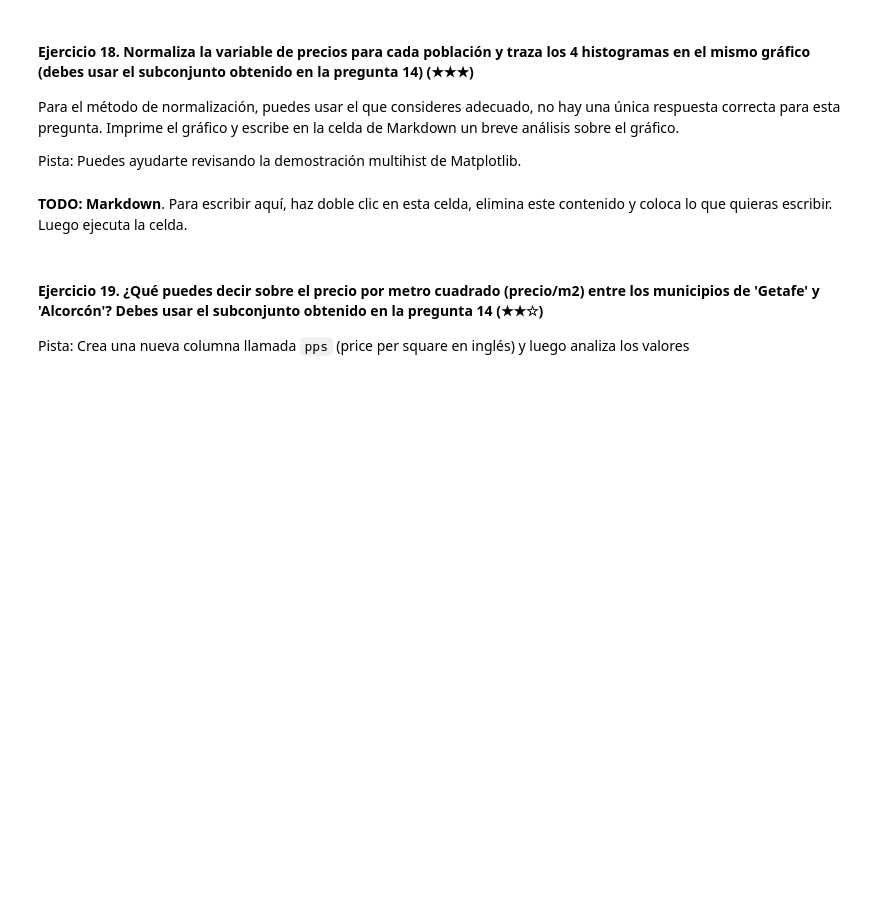
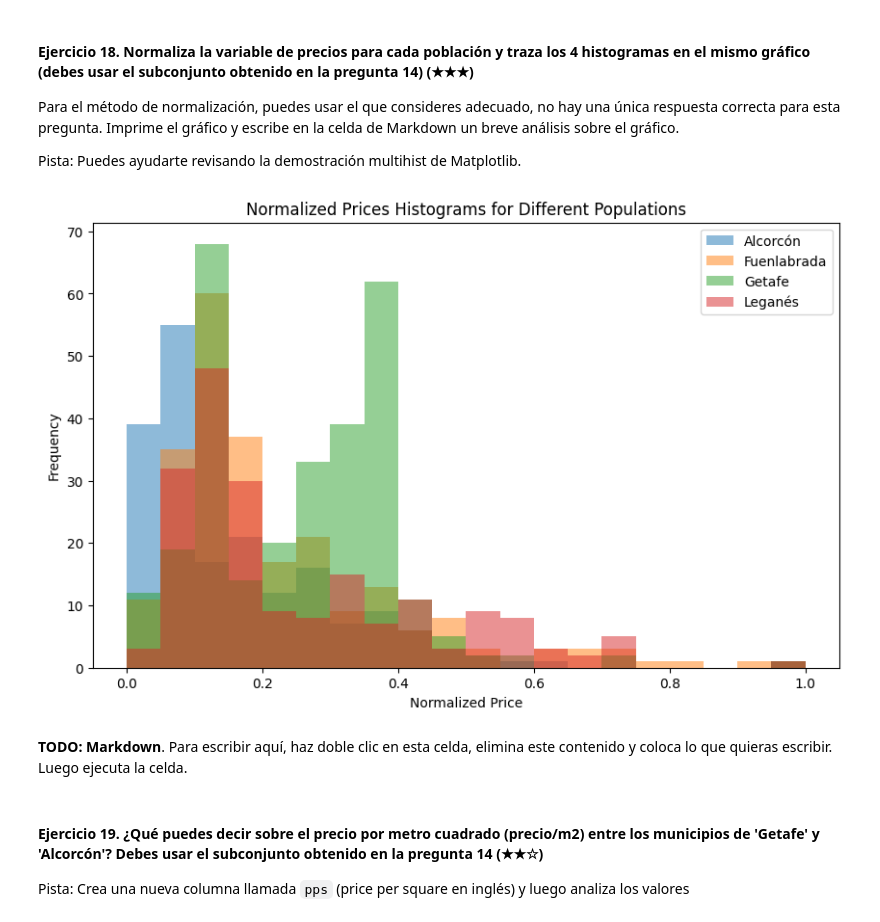
Before and after one commit to 4GeeksAcademy/Limpieza-de-datos_ErikCaly, a Jupyter notebook: project.es.ipynb, the cells around one changed output. Drawn from its saved outputs; the diff is of its cells as text; code cells hidden in the pictures; blank space fills up the shorter version.

```diff
--- a/project.es.ipynb
+++ b/project.es.ipynb
@@ -229,3 +465,17 @@ Imprime ambos valores por cada variable.
 Imprime tanto la dirección como el precio de la casa seleccionada de cada población. Puedes imprimir un DataFrame o una sola línea para cada población.
 # %%
 # TODO
+
+# Specify the target populations
+target_populations = ['Fuenlabrada', 'Leganés', 'Getafe', 'Alcorcón']
+
+# Create a subset based on the target populations
+subset_df = df[df['level5'].isin(target_populations)]
+
+# Find the index of the most expensive house for each population
+max_price_indices = subset_df.groupby('level5')['price'].idxmax()
+
+# Print the most expensive house for each population
+for index in max_price_indices:
+    row = subset_df.loc[index]
+    print(f"Population: {row['level5']}, Address: {row['address']}, Price: {row['price']}")
@@ -237,6 +492,26 @@ Para el método de normalización, puedes usar el que consideres adecuado, no ha
 Pista: Puedes ayudarte revisando la demostración multihist de Matplotlib.
 # %%
 # TODO
+
+normalized_prices = {}
+for population, data in subset_df.groupby('level5'):
+    min_price = data['price'].min()
+    max_price = data['price'].max()
+    normalized_prices[population] = (data['price'] - min_price) / (max_price - min_price)
+
+# Plot histograms
+plt.figure(figsize=(10, 6))
+
+for population, data in normalized_prices.items():
+    plt.hist(data, bins=20, alpha=0.5, label=population)
+
+plt.xlabel('Normalized Price')
+plt.ylabel('Frequency')
+plt.title('Normalized Prices Histograms for Different Populations')
+plt.legend()
+plt.show()
+# %% [output]
+[figure, added]
 # %% [markdown]
 **TODO: Markdown**. Para escribir aquí, haz doble clic en esta celda, elimina este contenido y coloca lo que quieras escribir. Luego ejecuta la celda.
 # %% [markdown]
```
Also changed, not shown: parts of 24 cells of this notebook.
